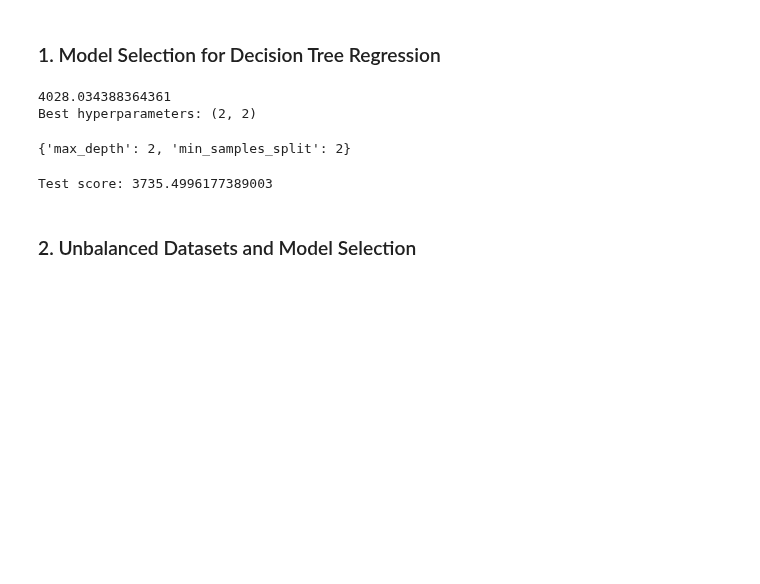
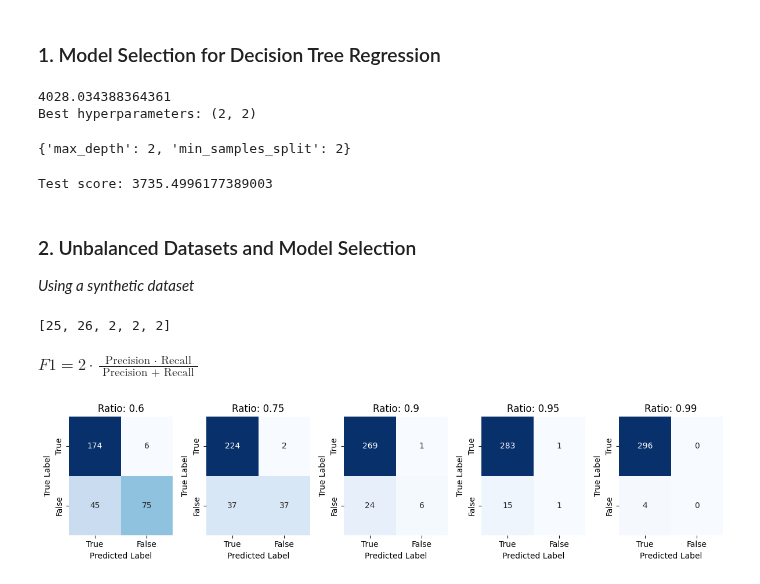
Before and after one commit to vhrollo/3-semester, a Jupyter notebook: INF264/homework/homework3.ipynb, the cells around one changed output. Saved outputs shown, nothing was run; the diff lists cells and outputs as text; code cells hidden in the pictures; blank space fills up the shorter version.

```diff
--- a/INF264/homework/homework3.ipynb
+++ b/INF264/homework/homework3.ipynb
@@ -87,3 +94,4 @@ print(f"Test score: {test_score}")
 Test score: 3735.4996177389003
 # %% [markdown]
 ### 2. Unbalanced Datasets and Model Selection
+*Using a synthetic dataset*
@@ -89,0 +119,79 @@ Test score: 3735.4996177389003
+# %%
+# finding the best k_near neighbor value
+ks = range(1, 31)
+metric = 'minkowski' # 'chebyshev' 'manhattan' 'minkowski'
+weights = 'uniform' # 'distance' 'uniform'
+
+best_ks = []
+
+for i in range(len(datasets)): # iterating through the datasets
+    X, y = datasets[i]
+    X_train, X_val_test, y_train, y_val_test = train_test_split(
+        X, y, train_size=0.7, random_state=seed, shuffle=True
+        )
+    X_val, X_test, y_val, y_test = train_test_split(
+        X_val_test, y_val_test, train_size=0.5, random_state=seed, shuffle=True
+        )
+
+    val_scores = []
+    for k in ks: # iterating through the different k_near neighbor values
+        clf = KNeighborsClassifier(
+            n_neighbors=k,
+            metric=metric,
+            weights=weights
+            )
+        clf.fit(X_train, y_train)
+        val_scores.append(clf.score(X_val, y_val))
+
+    best_ks.append(ks[np.argmax(val_scores)])
+
+print(best_ks)
+# %% [output]
+[25, 26, 2, 2, 2]
+# %% [markdown]
+$F1 = 2 \cdot \frac{\text{ Precision } \cdot \text{ Recall }}{\text{ Precision } + \text{ Recall }}$
+# %%
+# testing the model with k value
+accuracies = []
+balanced_accuracies = []
+f1_scores = []
+confusion_matrices = []
+
+
+for i in range(len(datasets)):
+    X, y = datasets[i]
+
+    X_train, X_test, y_train, y_test = train_test_split(
+        X, y, train_size=0.7, random_state=seed, shuffle=True
+        )
+
+    clf = KNeighborsClassifier(
+        n_neighbors=best_ks[i],
+        metric=metric,
+        weights=weights
+        )
+    clf.fit(X_train, y_train)
+
+    y_pred = clf.predict(X_test)
+
+    # different metrics
+    accuracies.append( accuracy_score(y_test, y_pred) )
+    balanced_accuracies.append( balanced_accuracy_score(y_test, y_pred) )
+    f1_scores.append( f1_score(y_test, y_pred) )
+    confusion_matrices.append( confusion_matrix(y_test, y_pred) )
+# %%
+# confusion matrix plot
+# TP, FN
+# FP, TN
+fig, axes = plt.subplots(1, 5, figsize=(12, 3))
+for i, ax in enumerate(axes):
+    sns.heatmap(confusion_matrices[i], fmt='g', cmap='Blues', annot=True,
+                xticklabels=['True', 'False'], yticklabels=['True', 'False'], cbar=False, ax=ax)
+    ax.set_xlabel('Predicted Label')
+    ax.set_ylabel('True Label')
+    ax.set_title(f"Ratio: {ratio[i]}")
+
+plt.tight_layout()
+plt.show()
+# %% [output]
+[figure, added]
```
Also changed, not shown: parts of 12 cells of this notebook, 2 other files.
